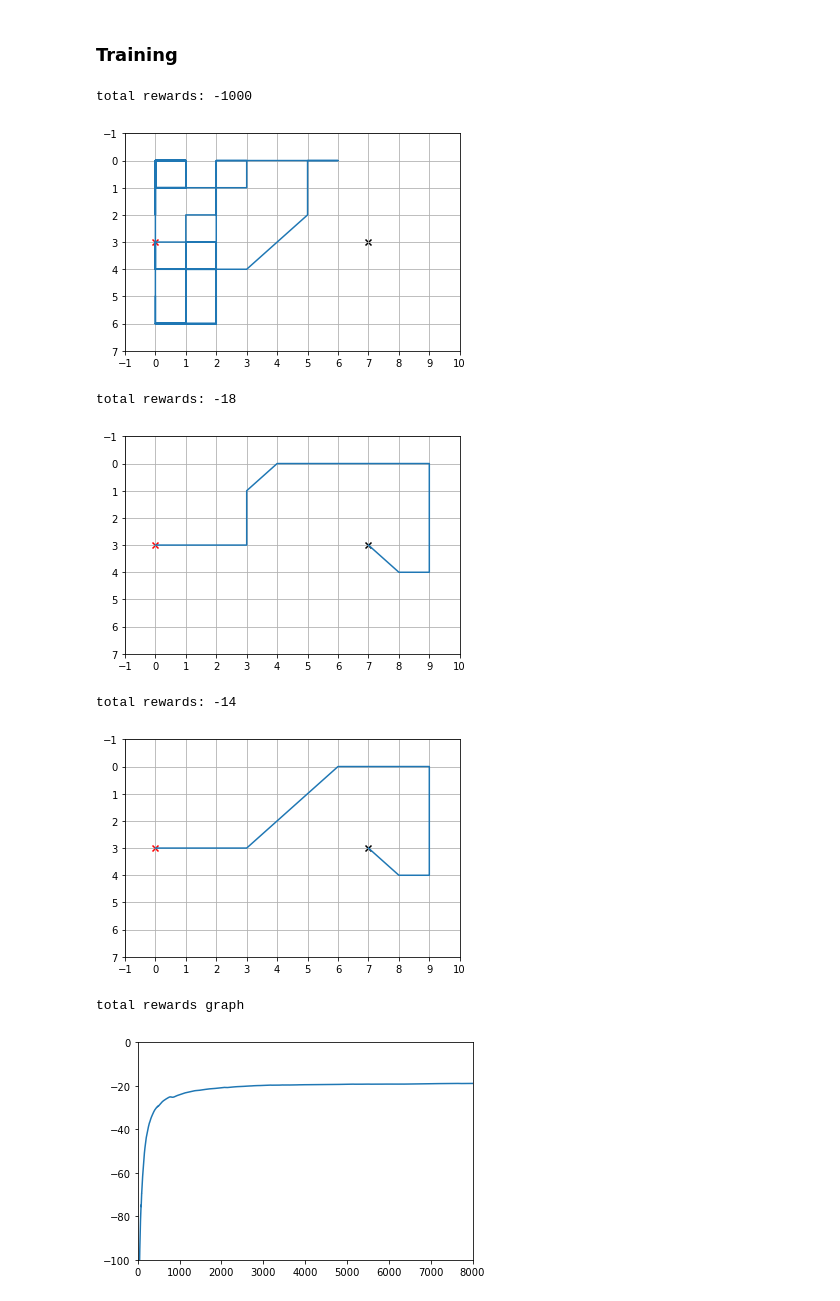
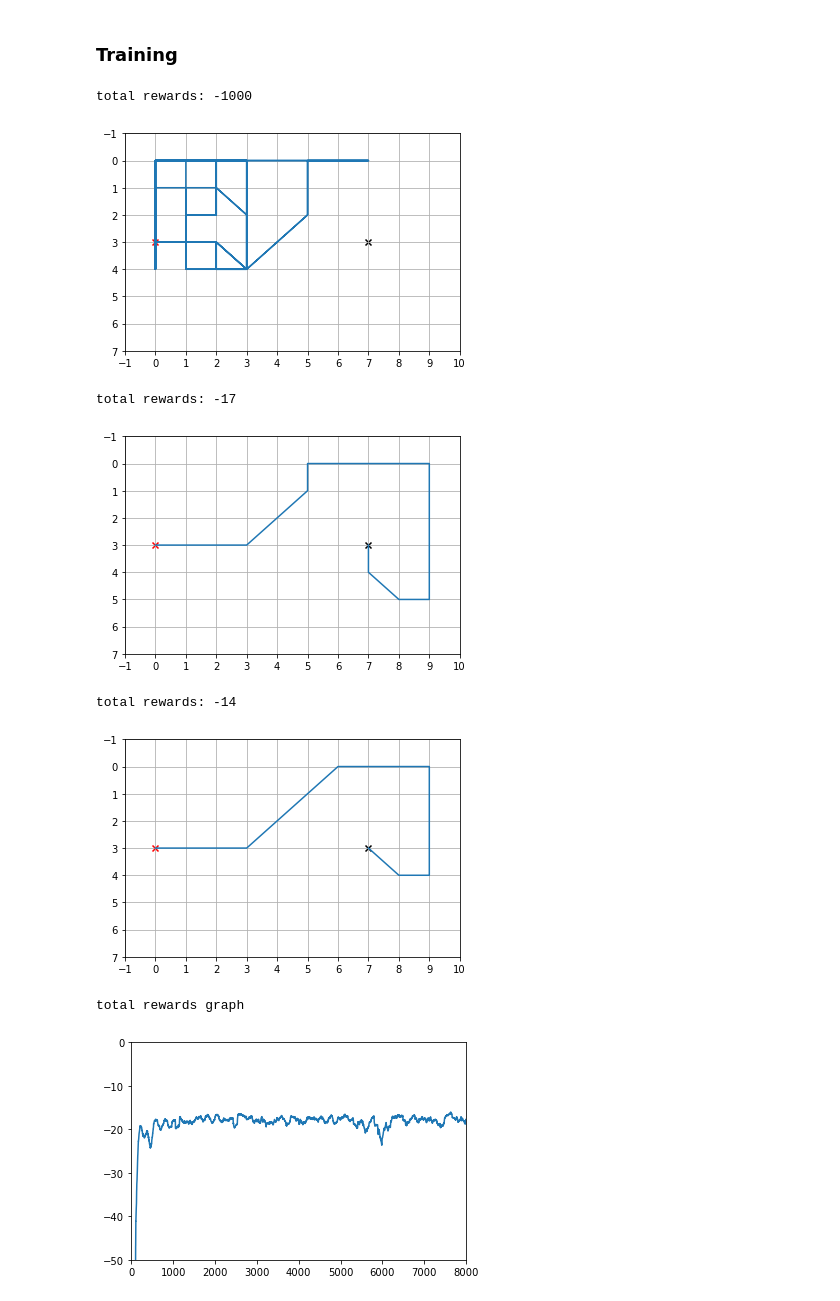
Before and after one commit to DevSlem/rl-algorithm, a Jupyter notebook: trainings/windy_gridworld_with_sarsa.ipynb, the cells around one changed output. Drawn from its saved outputs; the diff is of its cells as text; code cells hidden in the pictures.

```diff
--- a/trainings/windy_gridworld_with_sarsa.ipynb
+++ b/trainings/windy_gridworld_with_sarsa.ipynb
@@ -76,8 +76,16 @@ def test_env(env: WindyGridworld, sarsa: rl.Sarsa):
 # %% [markdown]
 ### Before training
 # %%
+# hyperparameters
+alpha = 0.5
+gamma = 1
+
 env = WindyGridworld()
-windy_gridworld_sarsa = rl.Sarsa(env.obs_shape, env.action_count, [tuple(env.goal_state)])
+windy_gridworld_sarsa = rl.Sarsa(env.obs_shape,
+                                 env.action_count,
+                                 [tuple(env.goal_state)],
+                                 alpha=alpha,
+                                 gamma=gamma)
 # %%
 print(f"obs shape: {env.obs_shape}, start state: {env.state}, goal state: {env.goal_state}")
 
@@ -99,7 +99,4 @@ def averages_until_now(data):
 # %%
-# hyperparameters
-alpha = 0.5
-gamma = 1
 episodes_count = 8000
 
 # records
@@ -118,37 +115,37 @@ for episode in range(episodes_count):
         transition = rl.Transition(
             tuple(current_state),
             current_action,
             tuple(next_state),
             reward
         )
 
         # update q-values
-        next_action = windy_gridworld_sarsa.update(transition, alpha=alpha, gamma=gamma)
+        next_action = windy_gridworld_sarsa.update(transition)
 
         total_rewards += reward
         current_state = next_state
         current_action = next_action
 
     rewards_arr.append(total_rewards)
 
     # test the environment
     if episode % 4000 == 0:
         test_env(env, windy_gridworld_sarsa)
 
 # greedy policy
 windy_gridworld_sarsa.epsilon = 0
 test_env(env, windy_gridworld_sarsa)
 
 print("total rewards graph")
-plt.plot(averages_until_now(rewards_arr))
-plt.axis([0, 8000, -100, 0])
+plt.plot(rl.average_last_data(rewards_arr, data_count=100))
+plt.axis([0, 8000, -50, 0])
 plt.show()
 # %% [output]
 total rewards: -1000
-[figure, old version]
+[figure, new version]
-total rewards: -18
+total rewards: -17
-[figure, old version]
+[figure, new version]
 total rewards: -14
 [figure]
 total rewards graph
-[figure, old version]
+[figure, new version]
```
Also changed, not shown: parts of 2 cells of this notebook, 7 other files.
